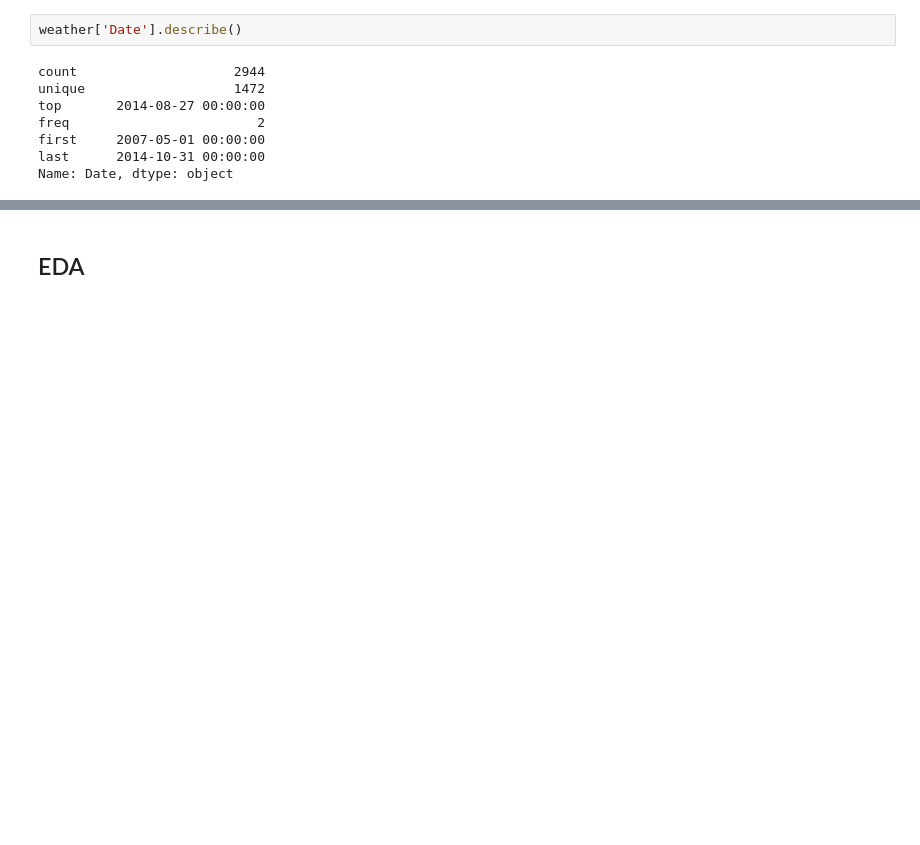
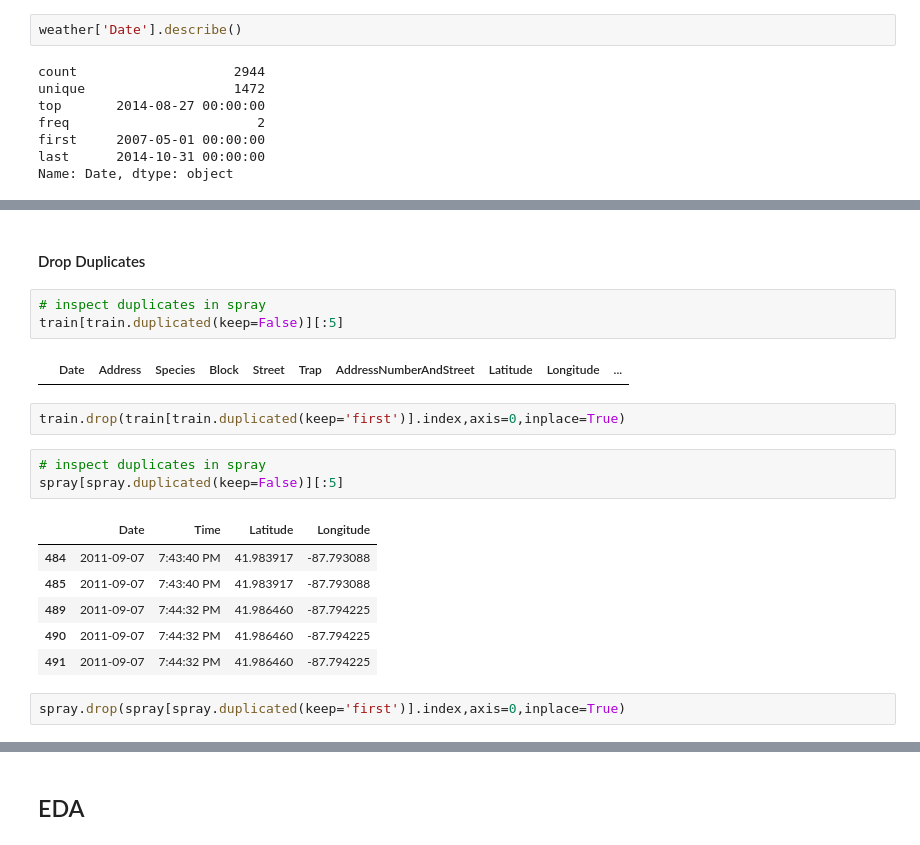
Before and after one commit to mjschillawski/west_nile_virus, a Jupyter notebook: schillawski_wnv.ipynb, the cells around one changed output, grey strips where cells are left out. Cells and saved outputs as stored; diff of their text form; blank space fills up the shorter version.

```diff
--- a/schillawski_wnv.ipynb
+++ b/schillawski_wnv.ipynb
@@ -216,0 +171,21 @@ train.head(3)
+# %% [markdown]
+#### Drop Duplicates
+# %%
+# inspect duplicates in spray
+train[train.duplicated(keep=False)][:5]
+# %% [output]
+|  | Date | Address | Species | Block | Street | Trap | AddressNumberAndStreet | Latitude | Longitude | ... |
+# %%
+train.drop(train[train.duplicated(keep='first')].index,axis=0,inplace=True)
+# %%
+# inspect duplicates in spray
+spray[spray.duplicated(keep=False)][:5]
+# %% [output]
+|  | Date | Time | Latitude | Longitude |
+| 484 | 2011-09-07 | 7:43:40 PM | 41.983917 | -87.793088 |
+| 485 | 2011-09-07 | 7:43:40 PM | 41.983917 | -87.793088 |
+| 489 | 2011-09-07 | 7:44:32 PM | 41.986460 | -87.794225 |
+| 490 | 2011-09-07 | 7:44:32 PM | 41.986460 | -87.794225 |
+| 491 | 2011-09-07 | 7:44:32 PM | 41.986460 | -87.794225 |
+# %%
+spray.drop(spray[spray.duplicated(keep='first')].index,axis=0,inplace=True)
```
Also changed, not shown: parts of 34 cells of this notebook.
